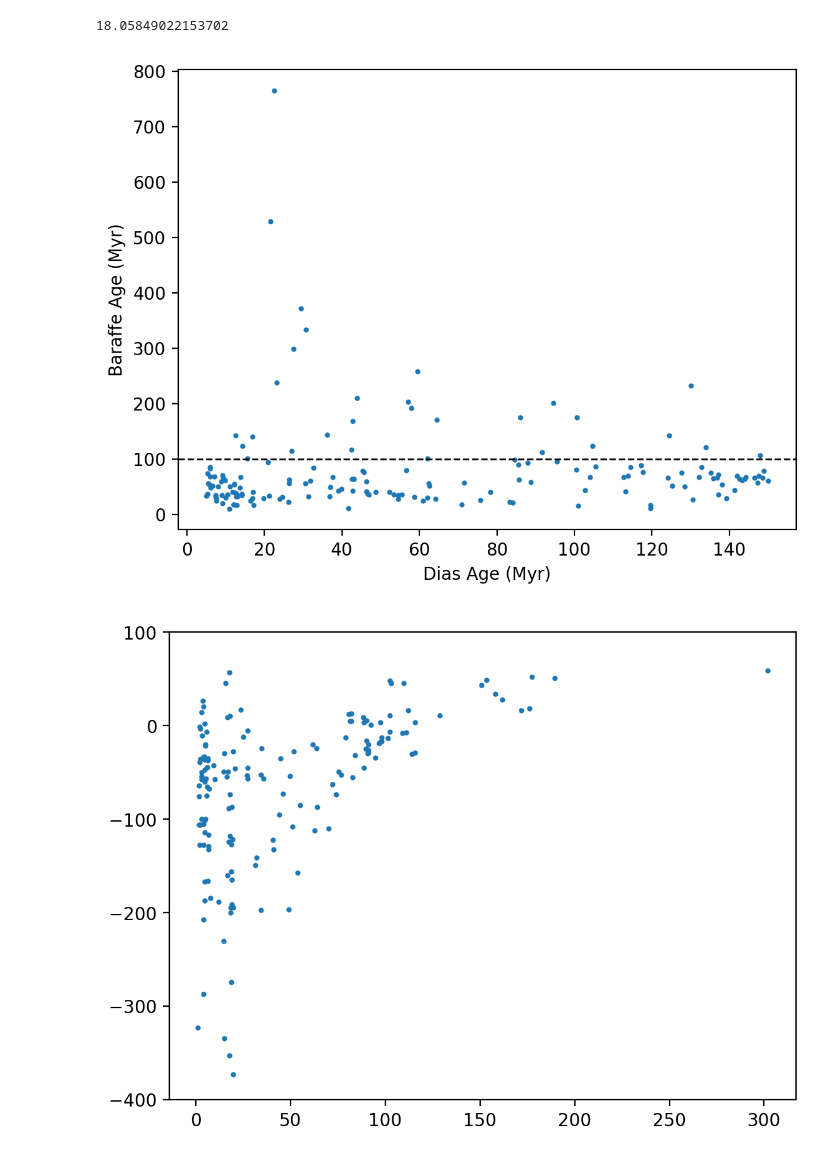
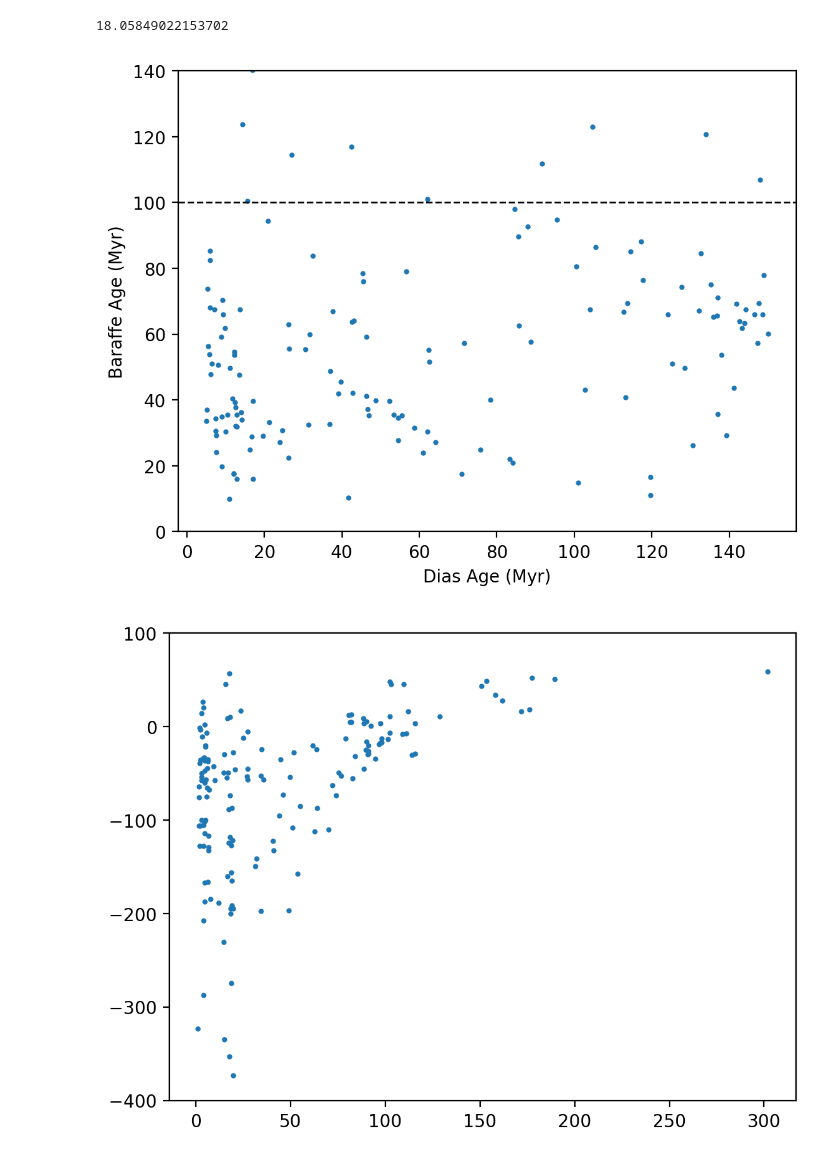
Before and after one commit to SandroMFMoreira/ASteCA, a Jupyter notebook: age_comparison.ipynb, the cells around one changed output. Cells and saved outputs as stored; diff of their text form; code cells hidden in the pictures.

```diff
--- a/age_comparison.ipynb
+++ b/age_comparison.ipynb
@@ -291,24 +291,25 @@ stats.median_abs_deviation(merged["age_baraffe"]/merged["age_dias"]*100)
 # %%
 import pandas as pd
 import matplotlib.pyplot as plt
 from catalogues import get_catalogue
 
 # Load datasets
 a = pd.read_csv('./ResultsBaraffeGaia_CCD/ResultsBaraffeGaia_CCD.csv')
 dias = get_catalogue(["Dias"])[0]  # Get Dias catalogue
 
 # Merge on the "clusters" column
 merged = a.merge(dias, on="cluster", suffixes=("_baraffe", "_dias"))
 
 plt.figure(dpi=200)
 # Scatter plot
 plt.scatter(merged["age_dias"], merged["age_baraffe"]/merged["age_dias"]*100, s=4)
 plt.axhline(100, color="black", linestyle="dashed", linewidth=1, label="y = 100")
 plt.xlabel("Dias Age (Myr)")
+plt.ylim(0, 140)
 plt.ylabel("Baraffe Age (Myr)")
 plt.show()
 # %% [output]
-[figure, old version]
+[figure, new version]
 # %%
 import pandas as pd
 import matplotlib.pyplot as plt
```
Also changed, not shown: parts of 1 cell of this notebook, 5 other files.
